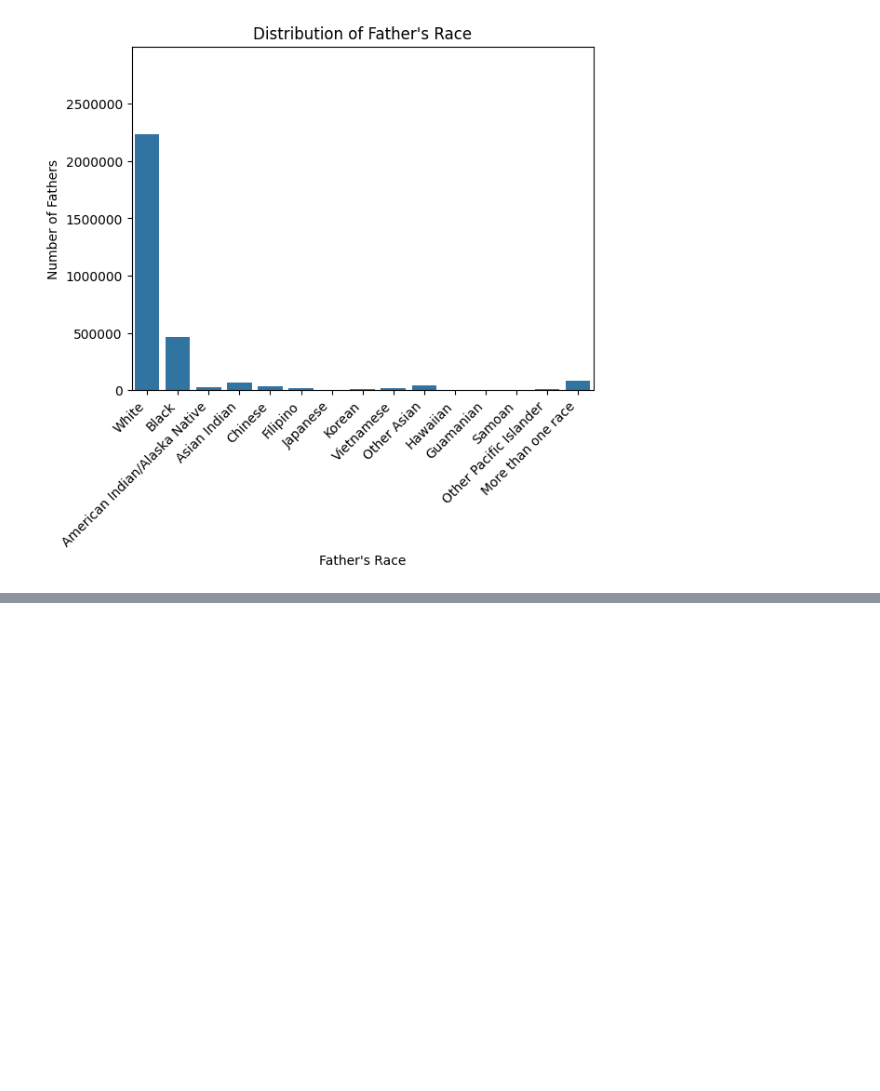
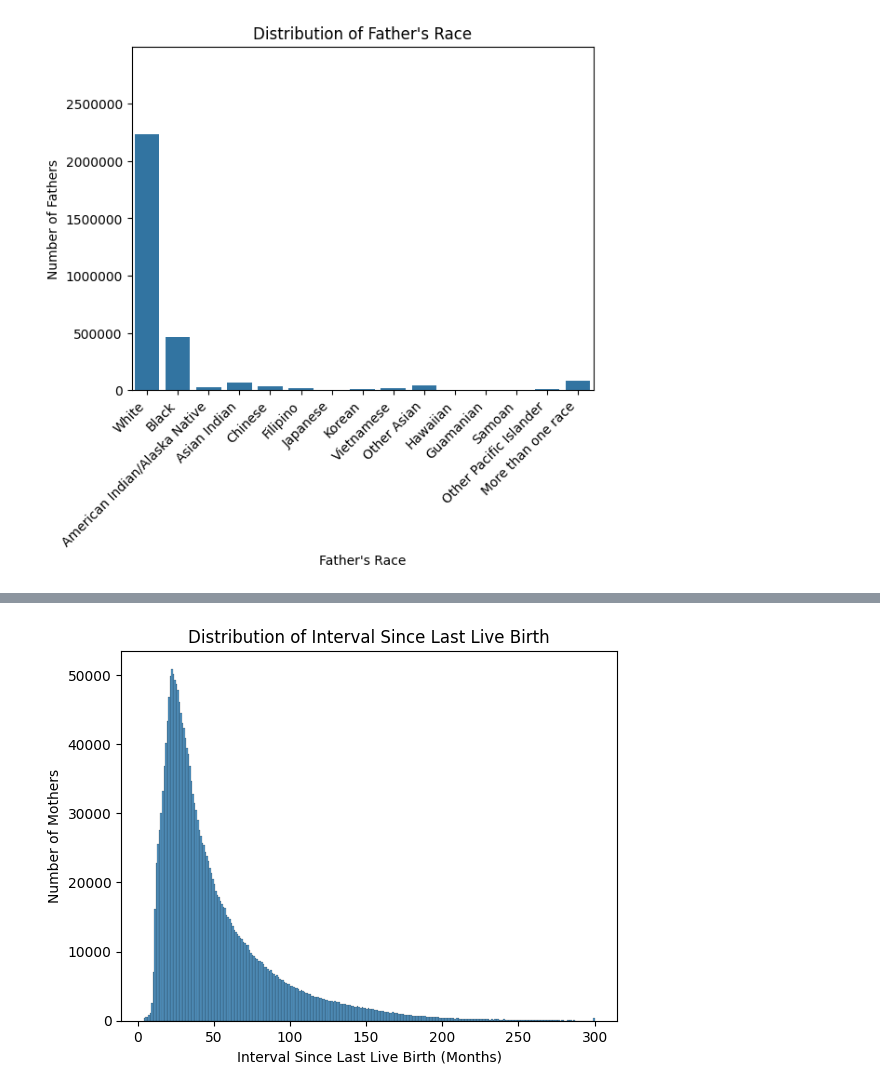
Before and after one commit to shroommu/natality-stats, a Jupyter notebook: dev/notebooks/exploratory/02_visualizations.ipynb, the cells around one changed output, grey strips where cells are left out. Drawn from its saved outputs; the diff is of its cells as text; code cells hidden in the pictures; blank space fills up the shorter version.

```diff
--- a/dev/notebooks/exploratory/02_visualizations.ipynb
+++ b/dev/notebooks/exploratory/02_visualizations.ipynb
@@ -241,0 +266,24 @@ plt.show()
+# %%
+interval_since_last_live_birth_value_counts = df[
+    "interval_since_last_live_birth"
+].value_counts(sort=False)
+interval_since_last_live_birth_value_counts = (
+    interval_since_last_live_birth_value_counts.drop([3, 888, 999])
+)
+
+interval_since_last_live_birth_histogram_ax = sns.histplot(
+    x=interval_since_last_live_birth_value_counts.index,
+    weights=interval_since_last_live_birth_value_counts.values,
+    binwidth=1,
+)
+interval_since_last_live_birth_histogram_ax.set_title(
+    "Distribution of Interval Since Last Live Birth"
+)
+interval_since_last_live_birth_histogram_ax.set_xlabel(
+    "Interval Since Last Live Birth (Months)"
+)
+interval_since_last_live_birth_histogram_ax.set_ylabel("Number of Mothers")
+
+plt.show()
+# %% [output]
+[figure, added]
```
Also changed, not shown: parts of 20 cells of this notebook.
